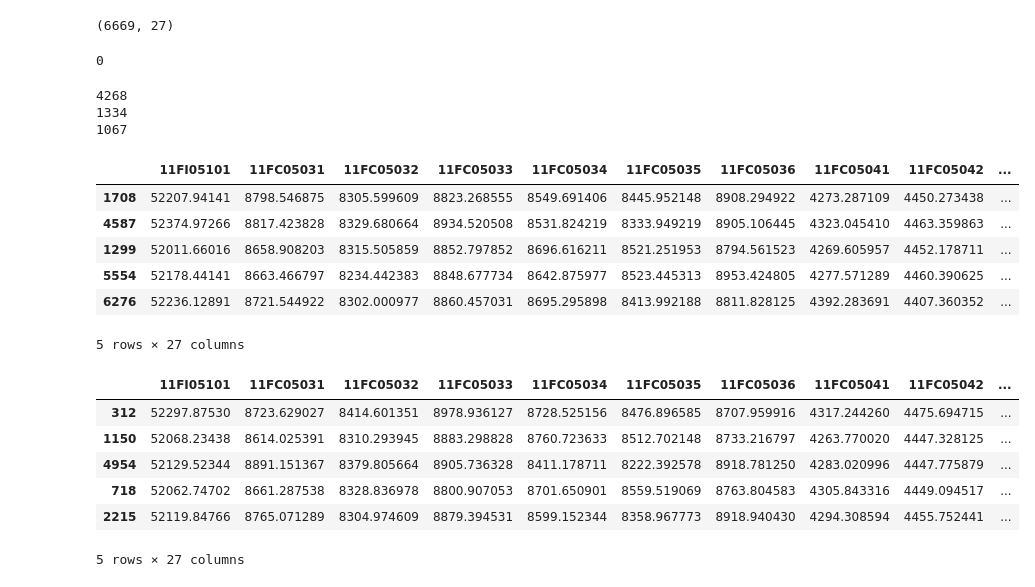
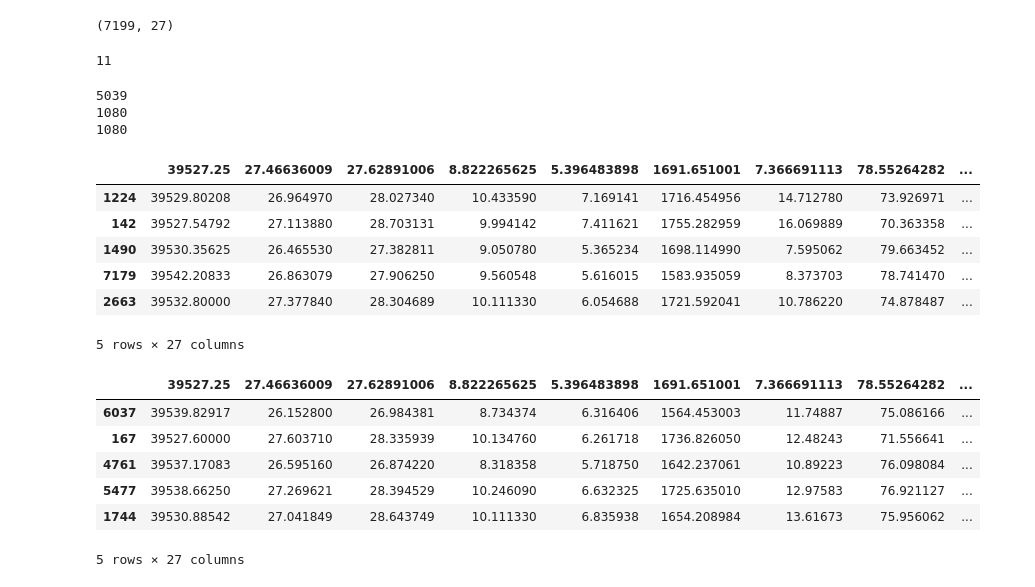
Before and after one commit to miaeve02/HW, a Jupyter notebook: Assignment2/HW@2.ipynb, the cells around one changed output. Cells and saved outputs as stored; diff of their text form; code cells hidden in the pictures.

```diff
--- a/Assignment2/HW@2.ipynb
+++ b/Assignment2/HW@2.ipynb
@@ -7,5 +7,5 @@ from sklearn.preprocessing import StandardScaler
 from sklearn.preprocessing import MinMaxScaler
 import matplotlib.pyplot as plt
 # %%
-df = pd.read_csv("/Users/miaalfonso/Desktop/HW/Assignment2/Pyrolysis.csv")
-#/Pyrolysis.csv
+df = pd.read_csv("/Users/miaalfonso/Desktop/HW/Assignment2/Data_Plant.csv")
+#/Data_Plant.csv Assignment2/Data_Plant.csv
@@ -27,5 +47,0 @@ df.head(10)
-# %%
-
-df = df.drop(df.columns[0], axis=1)
-
-df.head(15)
@@ -63,10 +61,11 @@ df.describe()
 # %%
 df.shape
 # %% [output]
-(6669, 27)
+(7199, 27)
 # %%
 df.columns = df.columns.str.upper()
 # %%
+#Problem 2
 df.isnull().sum().sum()
 # %% [output]
-0
+11
@@ -73,33 +74,35 @@ df.isnull().sum().sum()
 # %%
 df_drop_dup = df.drop_duplicates()
 # %%
-x_train, x_test = train_test_split(df, test_size = 0.2, random_state=42)
-x_train2, x_val = train_test_split(x_train, test_size=0.2, random_state=42)
+#Problem 3
+x_train, x_temp = train_test_split(df, test_size = 0.3, random_state=42)
+#
+x_val, x_test = train_test_split(x_temp, test_size=0.5, random_state=42)
 # %%
-print(len(x_train2))
+print(len(x_train))
 print(len(x_test))
 print(len(x_val))
 # %% [output]
-4268
-1334
-1067
+5039
+1080
+1080
 # %%
-x_train2.head()
+x_train.head()
 # %% [output]
-|  | 11FI05101 | 11FC05031 | 11FC05032 | 11FC05033 | 11FC05034 | 11FC05035 | 11FC05036 | 11FC05041 | 11FC05042 | ... |
-| 1708 | 52207.94141 | 8798.546875 | 8305.599609 | 8823.268555 | 8549.691406 | 8445.952148 | 8908.294922 | 4273.287109 | 4450.273438 | ... |
-| 4587 | 52374.97266 | 8817.423828 | 8329.680664 | 8934.520508 | 8531.824219 | 8333.949219 | 8905.106445 | 4323.045410 | 4463.359863 | ... |
-| 1299 | 52011.66016 | 8658.908203 | 8315.505859 | 8852.797852 | 8696.616211 | 8521.251953 | 8794.561523 | 4269.605957 | 4452.178711 | ... |
-| 5554 | 52178.44141 | 8663.466797 | 8234.442383 | 8848.677734 | 8642.875977 | 8523.445313 | 8953.424805 | 4277.571289 | 4460.390625 | ... |
-| 6276 | 52236.12891 | 8721.544922 | 8302.000977 | 8860.457031 | 8695.295898 | 8413.992188 | 8811.828125 | 4392.283691 | 4407.360352 | ... |
+|  | 39527.25 | 27.46636009 | 27.62891006 | 8.822265625 | 5.396483898 | 1691.651001 | 7.366691113 | 78.55264282 | ... |
+| 1224 | 39529.80208 | 26.964970 | 28.027340 | 10.433590 | 7.169141 | 1716.454956 | 14.712780 | 73.926971 | ... |
+| 142 | 39527.54792 | 27.113880 | 28.703131 | 9.994142 | 7.411621 | 1755.282959 | 16.069889 | 70.363358 | ... |
+| 1490 | 39530.35625 | 26.465530 | 27.382811 | 9.050780 | 5.365234 | 1698.114990 | 7.595062 | 79.663452 | ... |
+| 7179 | 39542.20833 | 26.863079 | 27.906250 | 9.560548 | 5.616015 | 1583.935059 | 8.373703 | 78.741470 | ... |
+| 2663 | 39532.80000 | 27.377840 | 28.304689 | 10.111330 | 6.054688 | 1721.592041 | 10.786220 | 74.878487 | ... |
 5 rows × 27 columns
 # %%
 x_val.head()
 # %% [output]
-|  | 11FI05101 | 11FC05031 | 11FC05032 | 11FC05033 | 11FC05034 | 11FC05035 | 11FC05036 | 11FC05041 | 11FC05042 | ... |
-| 312 | 52297.87530 | 8723.629027 | 8414.601351 | 8978.936127 | 8728.525156 | 8476.896585 | 8707.959916 | 4317.244260 | 4475.694715 | ... |
-| 1150 | 52068.23438 | 8614.025391 | 8310.293945 | 8883.298828 | 8760.723633 | 8512.702148 | 8733.216797 | 4263.770020 | 4447.328125 | ... |
-| 4954 | 52129.52344 | 8891.151367 | 8379.805664 | 8905.736328 | 8411.178711 | 8222.392578 | 8918.781250 | 4283.020996 | 4447.775879 | ... |
-| 718 | 52062.74702 | 8661.287538 | 8328.836978 | 8800.907053 | 8701.650901 | 8559.519069 | 8763.804583 | 4305.843316 | 4449.094517 | ... |
-| 2215 | 52119.84766 | 8765.071289 | 8304.974609 | 8879.394531 | 8599.152344 | 8358.967773 | 8918.940430 | 4294.308594 | 4455.752441 | ... |
+|  | 39527.25 | 27.46636009 | 27.62891006 | 8.822265625 | 5.396483898 | 1691.651001 | 7.366691113 | 78.55264282 | ... |
+| 6037 | 39539.82917 | 26.152800 | 26.984381 | 8.734374 | 6.316406 | 1564.453003 | 11.74887 | 75.086166 | ... |
+| 167 | 39527.60000 | 27.603710 | 28.335939 | 10.134760 | 6.261718 | 1736.826050 | 12.48243 | 71.556641 | ... |
+| 4761 | 39537.17083 | 26.595160 | 26.874220 | 8.318358 | 5.718750 | 1642.237061 | 10.89223 | 76.098084 | ... |
+| 5477 | 39538.66250 | 27.269621 | 28.394529 | 10.246090 | 6.632325 | 1725.635010 | 12.97583 | 76.921127 | ... |
+| 1744 | 39530.88542 | 27.041849 | 28.643749 | 10.111330 | 6.835938 | 1654.208984 | 13.61673 | 75.956062 | ... |
 5 rows × 27 columns
```
Also changed, not shown: parts of 12 cells of this notebook.
